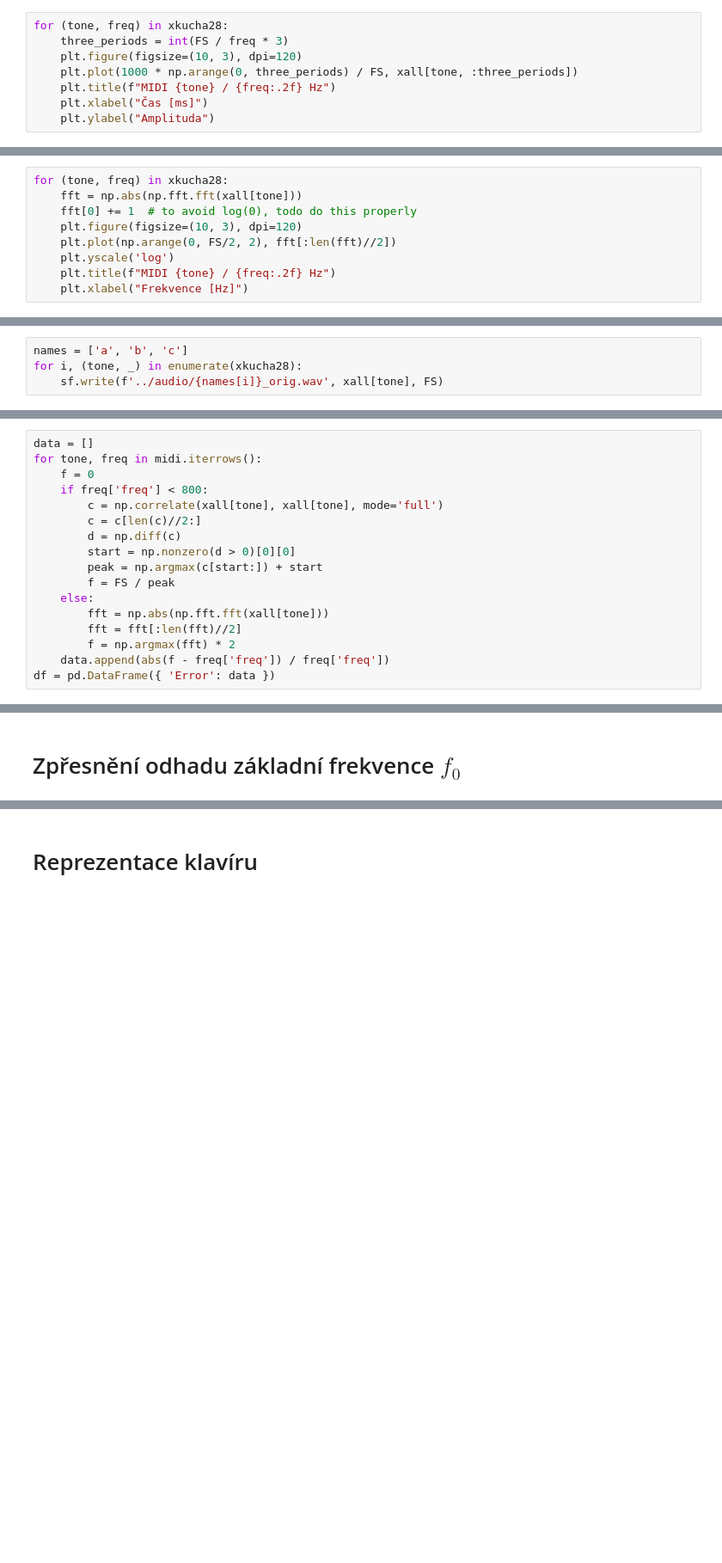
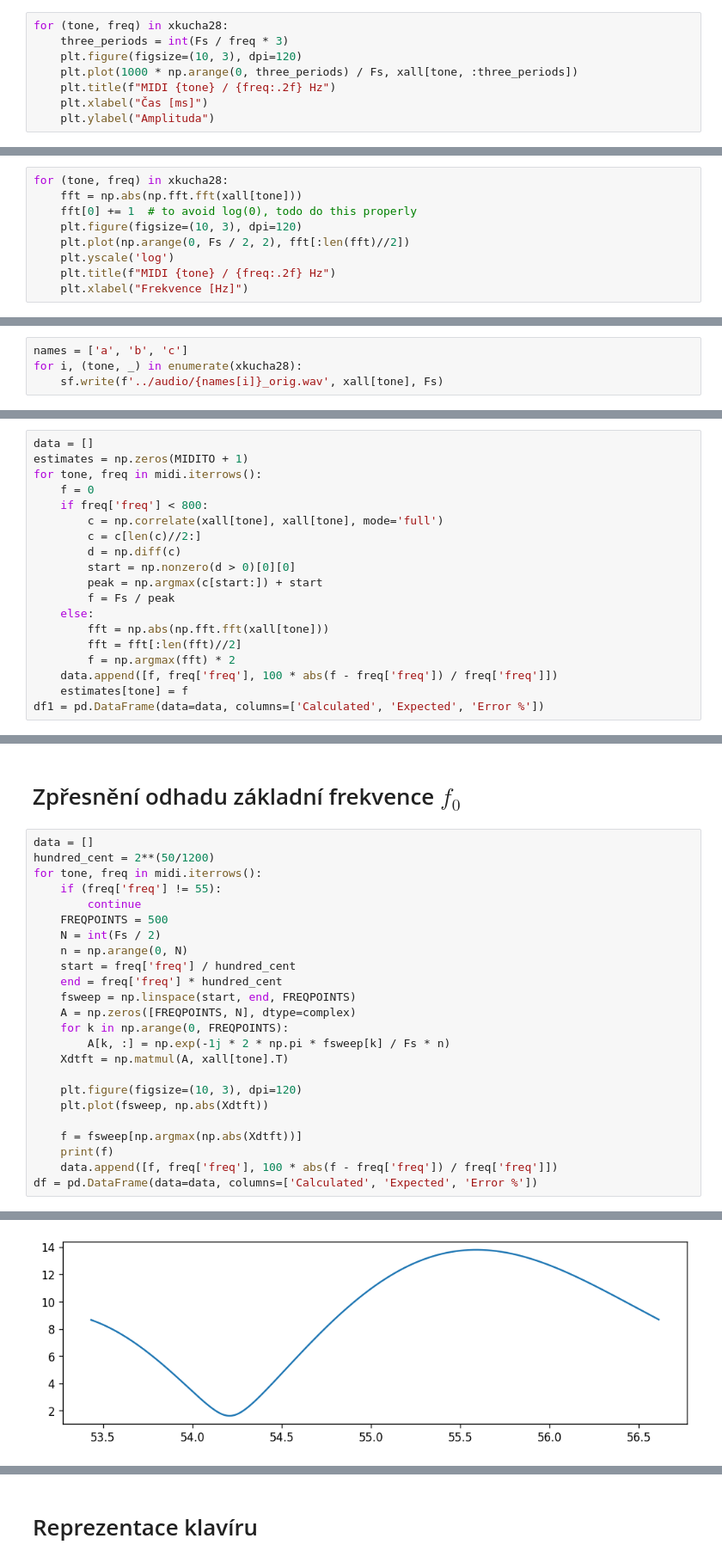
Before and after one commit to JosefKuchar/iss-project, a Jupyter notebook: src/reseni.ipynb, the cells around one changed output, grey strips where cells are left out. Shown at 86% size. Cells and saved outputs as stored; diff of their text form; blank space fills up the shorter version.

```diff
--- a/src/reseni.ipynb
+++ b/src/reseni.ipynb
@@ -51,9 +49,9 @@ xkucha28
 Pro každou frekvenci vypočítáme délku 3 period a následně tento úsek zobrazíme.
 # %%
 for (tone, freq) in xkucha28:
-    three_periods = int(FS / freq * 3)
+    three_periods = int(Fs / freq * 3)
     plt.figure(figsize=(10, 3), dpi=120)
-    plt.plot(1000 * np.arange(0, three_periods) / FS, xall[tone, :three_periods])
+    plt.plot(1000 * np.arange(0, three_periods) / Fs, xall[tone, :three_periods])
     plt.title(f"MIDI {tone} / {freq:.2f} Hz")
     plt.xlabel("Čas [ms]")
     plt.ylabel("Amplituda")
@@ -69,7 +67,7 @@ for (tone, freq) in xkucha28:
     fft = np.abs(np.fft.fft(xall[tone]))
     fft[0] += 1  # to avoid log(0), todo do this properly
     plt.figure(figsize=(10, 3), dpi=120)
-    plt.plot(np.arange(0, FS/2, 2), fft[:len(fft)//2])
+    plt.plot(np.arange(0, Fs / 2, 2), fft[:len(fft)//2])
     plt.yscale('log')
     plt.title(f"MIDI {tone} / {freq:.2f} Hz")
     plt.xlabel("Frekvence [Hz]")
@@ -83,12 +81,13 @@ Zadané tony uložíme pomocí knihovny soundfile.
 # %%
 names = ['a', 'b', 'c']
 for i, (tone, _) in enumerate(xkucha28):
-    sf.write(f'../audio/{names[i]}_orig.wav', xall[tone], FS)
+    sf.write(f'../audio/{names[i]}_orig.wav', xall[tone], Fs)
 # %% [markdown]
 # Určení základní frekvence
 Pro určení základní frekvence pro každý tón jsem použil dvě metody. Pro frekvence do 800Hz jsem použil autokorelaci a pro frekvence nad 800Hz jsem použil DFT. Jak zadání napovídá, tak autokorelace selhávala při vyšších frekvencích (vycházela například poloviční frekvence). Hranici 800Hz jsem zjistil experimentálně.
 # %%
 data = []
+estimates = np.zeros(MIDITO + 1)
 for tone, freq in midi.iterrows():
     f = 0
     if freq['freq'] < 800:
@@ -97,12 +96,13 @@ for tone, freq in midi.iterrows():
         d = np.diff(c)
         start = np.nonzero(d > 0)[0][0]
         peak = np.argmax(c[start:]) + start
-        f = FS / peak
+        f = Fs / peak
     else:
         fft = np.abs(np.fft.fft(xall[tone]))
         fft = fft[:len(fft)//2]
         f = np.argmax(fft) * 2
-    data.append(abs(f - freq['freq']) / freq['freq'])
-df = pd.DataFrame({ 'Error': data })
+    data.append([f, freq['freq'], 100 * abs(f - freq['freq']) / freq['freq']])
+    estimates[tone] = f
+df1 = pd.DataFrame(data=data, columns=['Calculated', 'Expected', 'Error %'])
 # %% [markdown]
 ## Chyba při prvotním určení frekvence
@@ -122,2 +122,27 @@ df.describe()
 # %% [markdown]
 # Zpřesnění odhadu základní frekvence $f_0$
+# %%
+data = []
+hundred_cent = 2**(50/1200)
+for tone, freq in midi.iterrows():
+    if (freq['freq'] != 55):
+        continue
+    FREQPOINTS = 500
+    N = int(Fs / 2)
+    n = np.arange(0, N)
+    start = freq['freq'] / hundred_cent
+    end = freq['freq'] * hundred_cent
+    fsweep = np.linspace(start, end, FREQPOINTS)
+    A = np.zeros([FREQPOINTS, N], dtype=complex)
+    for k in np.arange(0, FREQPOINTS):
+        A[k, :] = np.exp(-1j * 2 * np.pi * fsweep[k] / Fs * n)
+    Xdtft = np.matmul(A, xall[tone].T)
+
+    plt.figure(figsize=(10, 3), dpi=120)
+    plt.plot(fsweep, np.abs(Xdtft))
+
+    f = fsweep[np.argmax(np.abs(Xdtft))]
+    print(f)
+    data.append([f, freq['freq'], 100 * abs(f - freq['freq']) / freq['freq']])
+df = pd.DataFrame(data=data, columns=['Calculated', 'Expected', 'Error %'])
+# %% [output]
@@ -123,0 +150 @@ df.describe()
+[figure, added]
```
Also changed, not shown: parts of 9 cells of this notebook, 3 other files.
